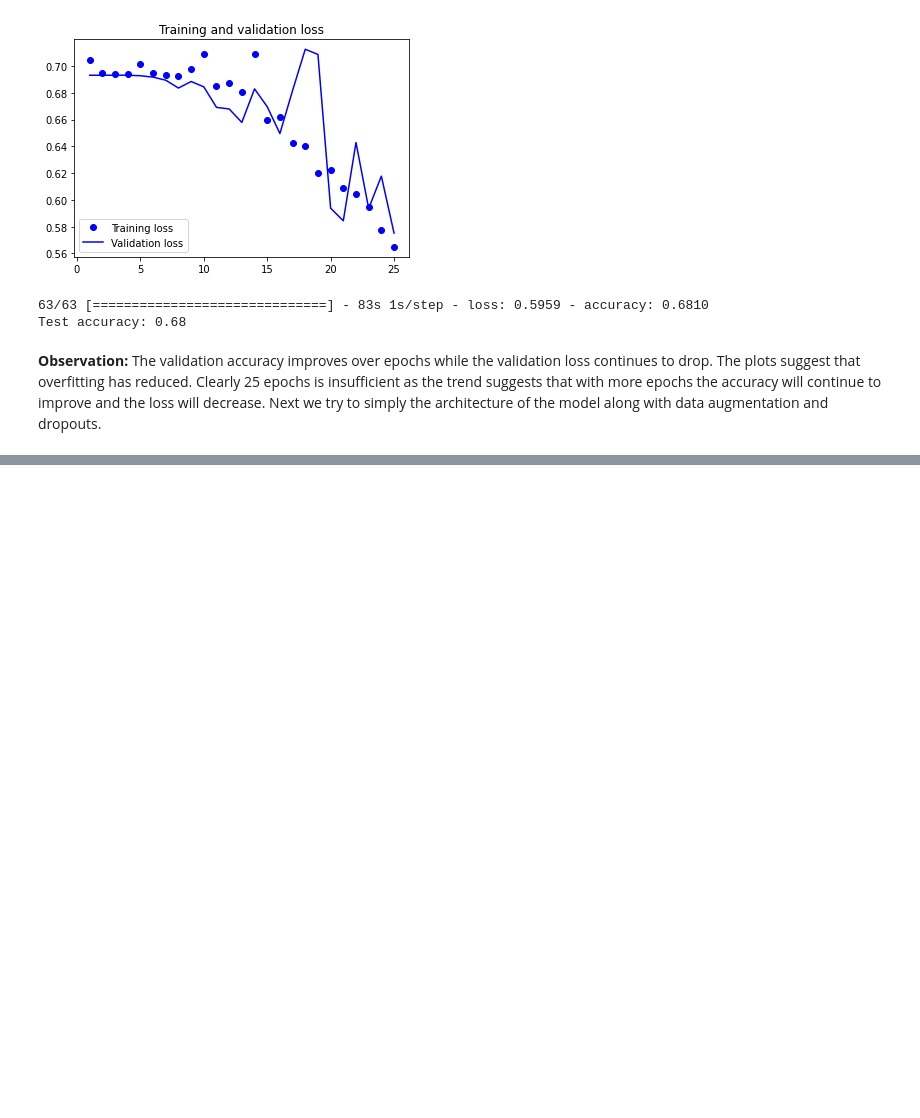
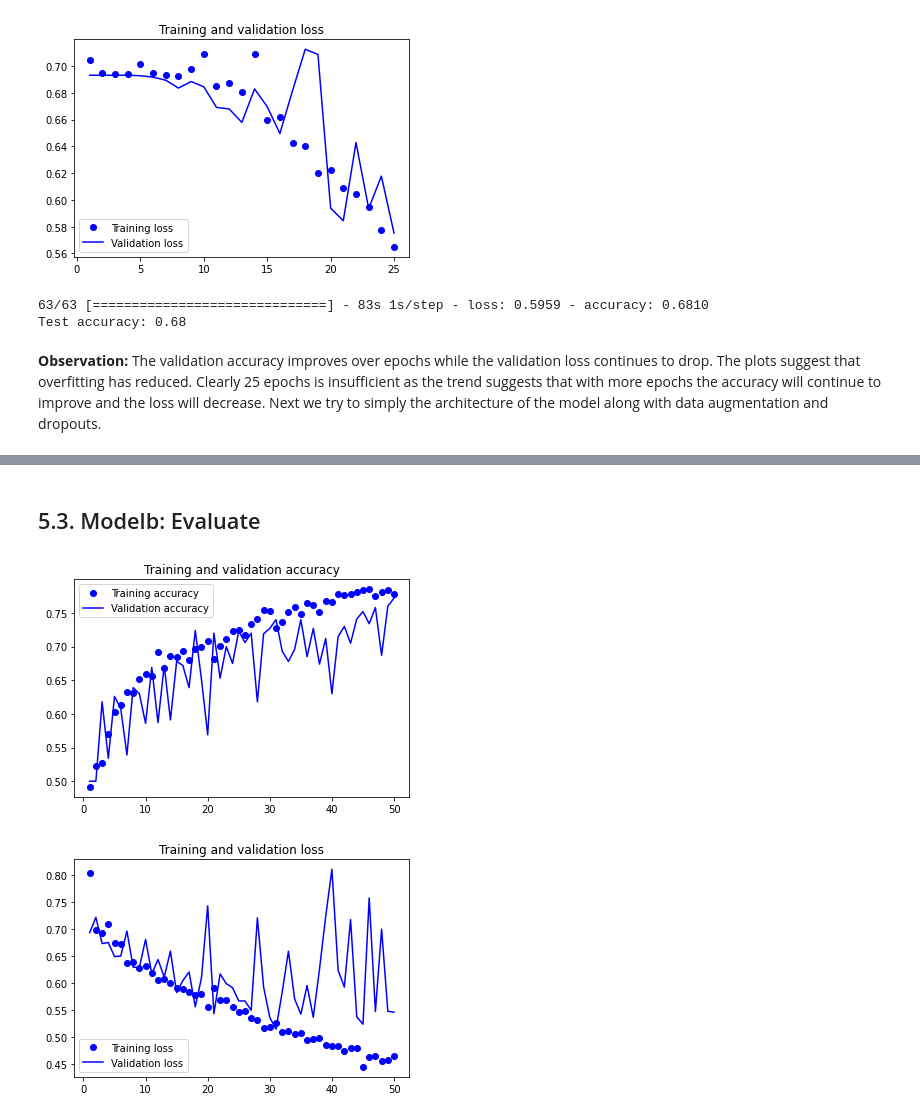
Before and after one commit to RitwickRoy/Image-classification-CNN, a Jupyter notebook: Image_classification_CNN_DataAugmentation_Pretrain.ipynb, the cells around one changed output, grey strips where cells are left out. Cells and saved outputs as stored; diff of their text form; code cells hidden in the pictures; blank space fills up the shorter version.

```diff
--- a/Image_classification_CNN_DataAugmentation_Pretrain.ipynb
+++ b/Image_classification_CNN_DataAugmentation_Pretrain.ipynb
@@ -440,0 +451,18 @@ The validation accuracy improves over epochs while the validation loss continues
+# %%
+modelb = Sequential()
+modelb.add(data_augmentation)
+modelb.add(layers.Rescaling(1./255))
+modelb.add(layers.Conv2D(filters=32, kernel_size=3, activation="relu"))
+modelb.add(layers.MaxPooling2D(pool_size=2))
+modelb.add(layers.Conv2D(filters=64, kernel_size=3, activation="relu"))
+modelb.add(layers.MaxPooling2D(pool_size=2))
+modelb.add(layers.Conv2D(filters=128, kernel_size=3, activation="relu"))
+modelb.add(layers.MaxPooling2D(pool_size=2))
+modelb.add(layers.Conv2D(filters=256, kernel_size=3, activation="relu"))
+modelb.add(layers.MaxPooling2D(pool_size=2))
+modelb.add(layers.Conv2D(filters=256, kernel_size=3, activation="relu"))
+modelb.add(layers.Flatten())
+modelb.add(layers.Dropout(0.5))
+modelb.add(layers.Dense(1,activation='sigmoid'))
+# %%
+modelb.compile(loss='binary_crossentropy',optimizer='rmsprop',metrics=['accuracy'])
@@ -440,0 +472,8 @@ The validation accuracy improves over epochs while the validation loss continues
+# %%
+callbacks = [
+             keras.callbacks.ModelCheckpoint(filepath="cnn_reduced_augmentation.keras",save_best_only=True,monitor='val_loss')
+             ]
+historyb = modelb.fit(train_dataset,
+          epochs=50,
+          validation_data=validation_dataset,
+          callbacks=callbacks)
@@ -440,0 +498,22 @@ The validation accuracy improves over epochs while the validation loss continues
+# %% [markdown]
+<a id='Modelb_Evaluate'></a>
+## 5.3. Modelb: Evaluate
+# %%
+accuracy = historyb.history["accuracy"]
+val_accuracy = historyb.history["val_accuracy"]
+loss = historyb.history["loss"]
+val_loss = historyb.history["val_loss"]
+epochs = range(1, len(accuracy) + 1)
+plt.plot(epochs, accuracy, "bo", label="Training accuracy")
+plt.plot(epochs, val_accuracy, "b", label="Validation accuracy")
+plt.title("Training and validation accuracy")
+plt.legend()
+plt.figure()
+plt.plot(epochs, loss, "bo", label="Training loss")
+plt.plot(epochs, val_loss, "b", label="Validation loss")
+plt.title("Training and validation loss")
+plt.legend()
+plt.show()
+# %% [output]
+[figure, added]
+[figure, added]
```
Also changed, not shown: parts of 7 cells of this notebook.
